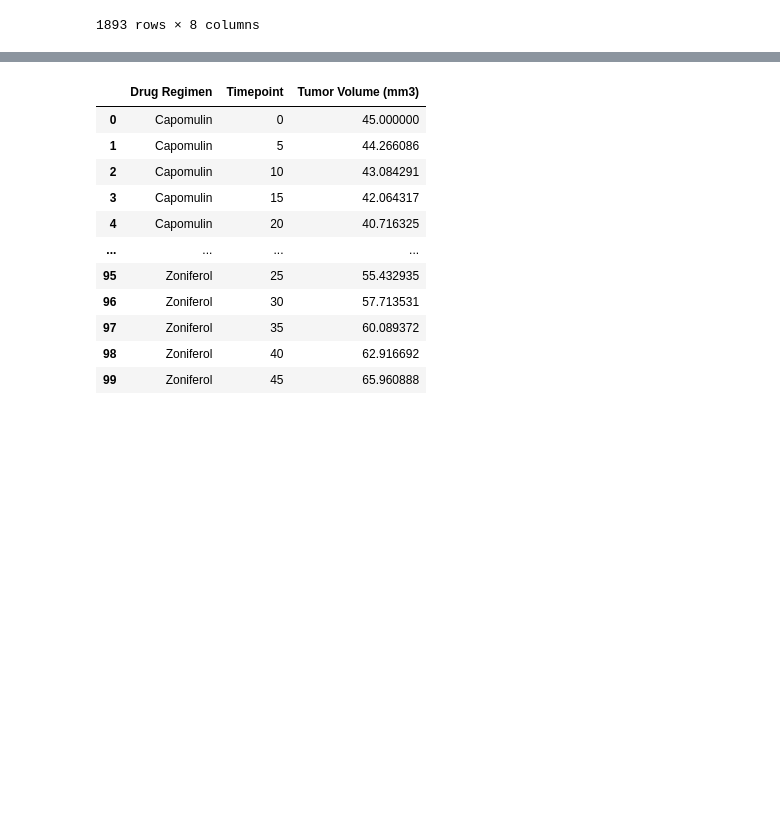
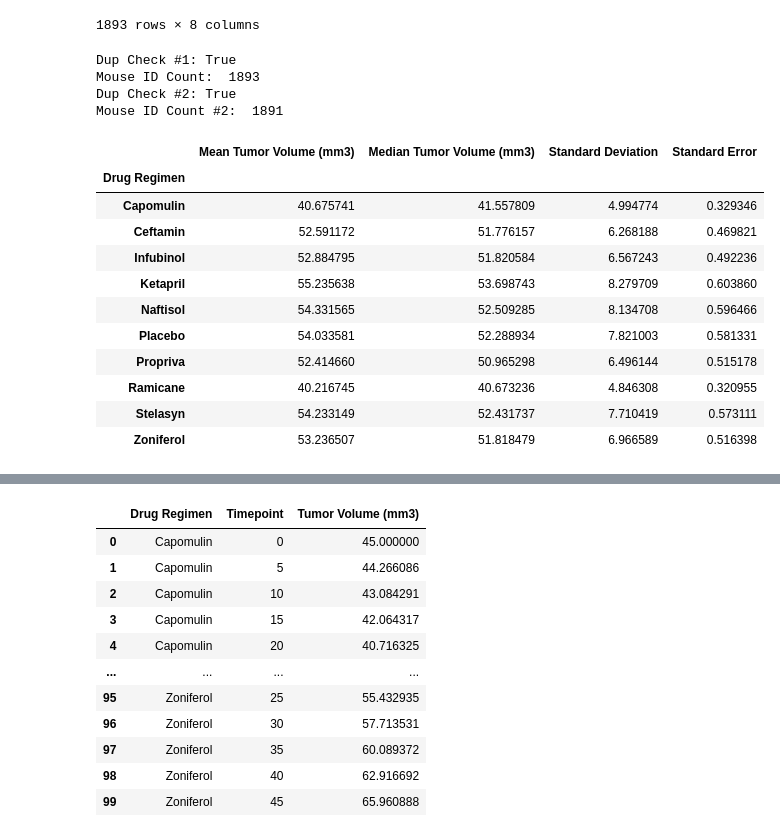
Before and after one commit to Unionindesign/matplotlib-challenge, a Jupyter notebook: pymaceuticals.ipynb, the cells around one changed output, grey strips where cells are left out. Saved outputs shown, nothing was run; the diff lists cells and outputs as text; code cells hidden in the pictures; blank space fills up the shorter version.

```diff
--- a/pymaceuticals.ipynb
+++ b/pymaceuticals.ipynb
@@ -58,3 +53,46 @@ merged_data
 | 1891 | x773 | 45 | 58.634971 | 4 | Placebo | Female | 21 | ... |
 | 1892 | b879 | 45 | 72.555239 | 2 | Stelasyn | Female | 4 | ... |
 1893 rows × 8 columns
+# %%
+# check for dups
+dups_check = merged_data['Mouse ID'].duplicated().any()
+print("Dup Check #1:", dups_check)
+print("Mouse ID Count: ", merged_data['Mouse ID'].count())
+unique_mouse_data = merged_data.drop_duplicates(keep=False)
+dups_check_2 = unique_mouse_data['Mouse ID'].duplicated().any()
+print("Dup Check #2:", dups_check_2)
+print("Mouse ID Count #2: ", unique_mouse_data['Mouse ID'].count())
+# %% [output]
+Dup Check #1: True
+Mouse ID Count:  1893
+Dup Check #2: True
+Mouse ID Count #2:  1891
+# %%
+# Use the unique mouse data to create a summary dataframe
+# mean, median, variance, standard deviation, and SEM of the tumor volume for each regimen
+mean_tumors_summary = unique_mouse_data.groupby("Drug Regimen").mean()["Tumor Volume (mm3)"]
+median_tumors_summary = unique_mouse_data.groupby("Drug Regimen").median()["Tumor Volume (mm3)"]
+std_tumors_summary =unique_mouse_data.groupby("Drug Regimen").std()["Tumor Volume (mm3)"]
+sem_tumors_summary = unique_mouse_data.groupby("Drug Regimen").sem()["Tumor Volume (mm3)"]
+
+summary_tumor_vol = pd.DataFrame({
+    "Mean Tumor Volume (mm3)": mean_tumors_summary,
+    "Median Tumor Volume (mm3)": median_tumors_summary,
+    "Standard Deviation": std_tumors_summary,
+    "Standard Error":sem_tumors_summary
+})
+
+summary_tumor_vol
+# %% [output]
+|  | Mean Tumor Volume (mm3) | Median Tumor Volume (mm3) | Standard Deviation | Standard Error |
+| Drug Regimen |  |  |  |  |
+| Capomulin | 40.675741 | 41.557809 | 4.994774 | 0.329346 |
+| Ceftamin | 52.591172 | 51.776157 | 6.268188 | 0.469821 |
+| Infubinol | 52.884795 | 51.820584 | 6.567243 | 0.492236 |
+| Ketapril | 55.235638 | 53.698743 | 8.279709 | 0.603860 |
+| Naftisol | 54.331565 | 52.509285 | 8.134708 | 0.596466 |
+| Placebo | 54.033581 | 52.288934 | 7.821003 | 0.581331 |
+| Propriva | 52.414660 | 50.965298 | 6.496144 | 0.515178 |
+| Ramicane | 40.216745 | 40.673236 | 4.846308 | 0.320955 |
+| Stelasyn | 54.233149 | 52.431737 | 7.710419 | 0.573111 |
+| Zoniferol | 53.236507 | 51.818479 | 6.966589 | 0.516398 |
```
Also changed, not shown: parts of 7 cells of this notebook, 3 other files.
